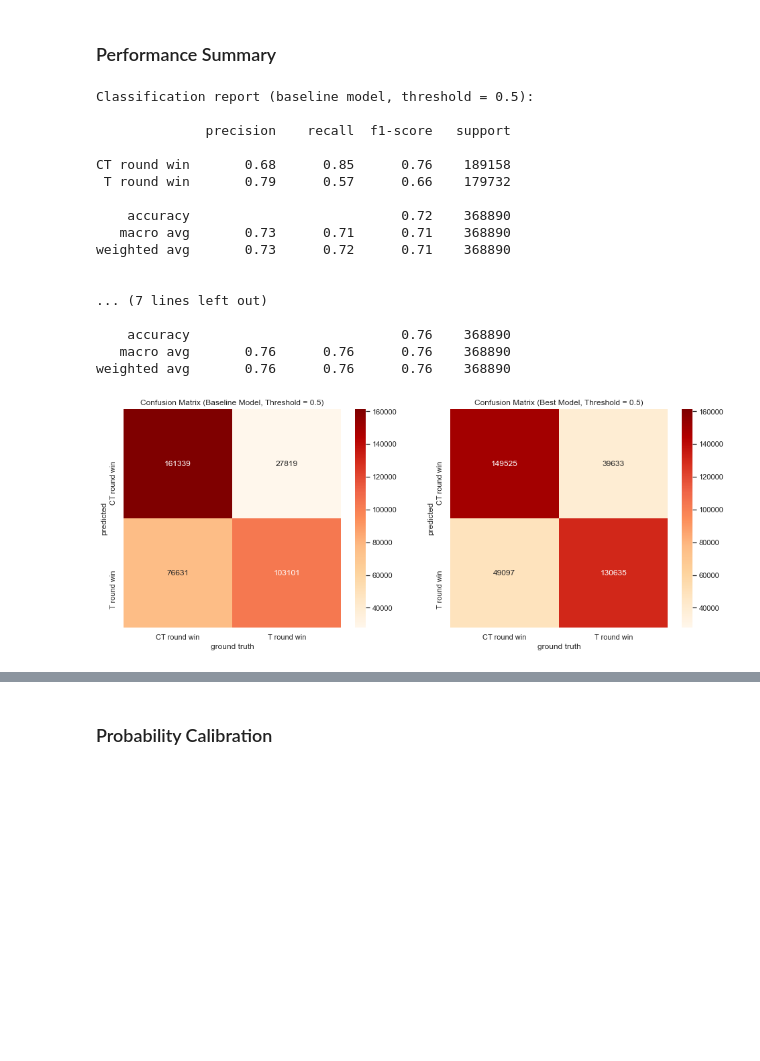
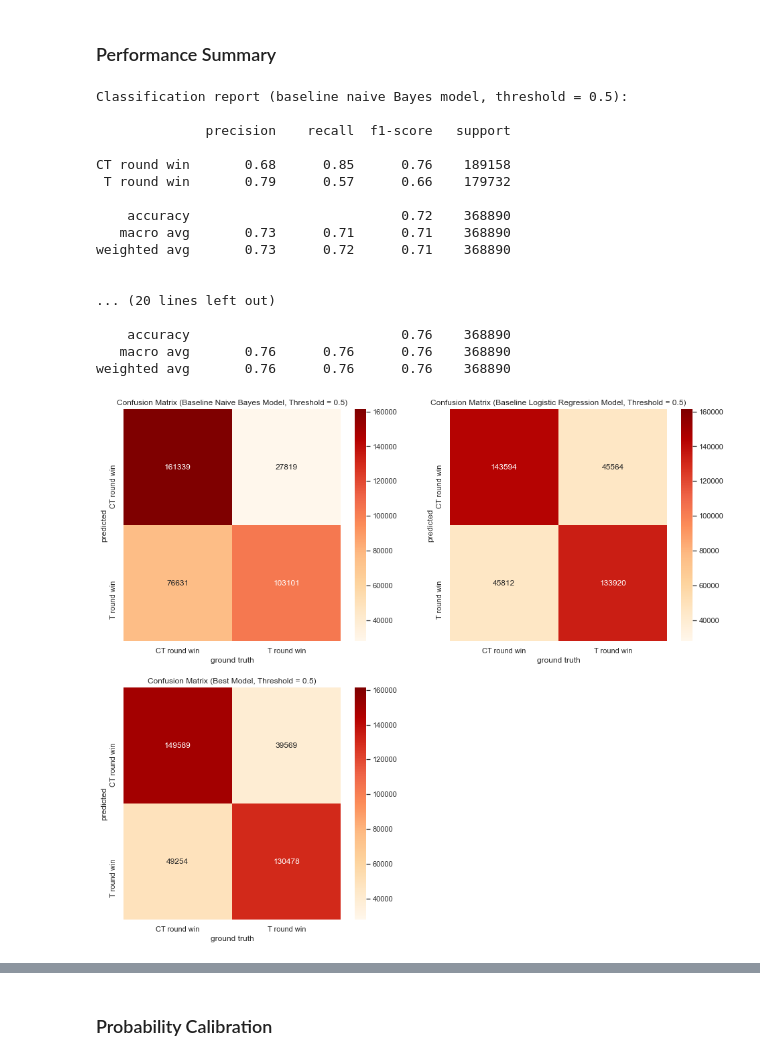
Before and after one commit to phil-holland/csgo-impact-rating, a Jupyter notebook: analysis/01-model_analysis.ipynb, the cells around one changed output, grey strips where cells are left out. Drawn from its saved outputs; the diff is of its cells as text; code cells hidden in the pictures; blank space fills up the shorter version.

```diff
--- a/analysis/01-model_analysis.ipynb
+++ b/analysis/01-model_analysis.ipynb
@@ -24,6 +26,4 @@ Training a simple Gaussian Naive Bayes classifier to use as a baseline compariso
 train_data = np.genfromtxt('./train.csv', delimiter=',', skip_header=1)
 val_data = np.genfromtxt('./val.csv', delimiter=',', skip_header=1)
 
-gnb = GaussianNB()
-gnb_y_pred = np.array([x[1] for x in gnb.fit(train_data[:,1:], train_data[:,:1].flatten()).predict_proba(val_data[:,1:])])
-gnb_y_true = val_data[:,:1].flatten()
+y_true = val_data[:,:1].flatten()
@@ -29,0 +33,3 @@ gnb_y_true = val_data[:,:1].flatten()
+# %%
+lr = LogisticRegression(verbose=1, random_state=0)
+lr_y_pred = np.array([x[1] for x in lr.fit(train_data[:,1:], train_data[:,:1].flatten()).predict_proba(val_data[:,1:])])
@@ -90,10 +97,7 @@ plt.show()
 # %% [markdown]
 ## Best Model Analysis
 # %%
-best_model_file = './models/LightGBM_model_003.txt'
+best_model_file = './LightGBM_model.txt'
 with open(best_model_file, 'r', newline='\n') as f:
     best_model = lgb.Booster(model_str=f.read())
-
-best_model_y_pred = best_model.predict(val_data[:,1:])
-best_model_y_true = val_data[:,:1].flatten()
 # %% [output]
@@ -122,15 +128,20 @@ plt.show()
 # %% [markdown]
 ### Performance Summary
 # %%
-print('Classification report (baseline model, threshold = 0.5):\n')
-print(classification_report(gnb_y_true, (gnb_y_pred >= 0.5), target_names=['CT round win', 'T round win']))
+print('Classification report (baseline naive Bayes model, threshold = 0.5):\n')
+print(classification_report(y_true, (gnb_y_pred >= 0.5), target_names=['CT round win', 'T round win']))
+
+print('\n')
+
+print('Classification report (baseline logistic regression model, threshold = 0.5):\n')
+print(classification_report(y_true, (lr_y_pred >= 0.5), target_names=['CT round win', 'T round win']))
 
 print('\n')
 
 print('Classification report (best model, threshold = 0.5):\n')
-print(classification_report(best_model_y_true, (best_model_y_pred >= 0.5), target_names=['CT round win', 'T round win']))
+print(classification_report(y_true, (best_model_y_pred >= 0.5), target_names=['CT round win', 'T round win']))
 # %% [output]
-Classification report (baseline model, threshold = 0.5):
+Classification report (baseline naive Bayes model, threshold = 0.5):
 
               precision    recall  f1-score   support
 
@@ -142,37 +153,46 @@ CT round win       0.68      0.85      0.76    189158
 weighted avg       0.73      0.72      0.71    368890
 
 
-... (7 lines left out)
+... (20 lines left out)
 
     accuracy                           0.76    368890
    macro avg       0.76      0.76      0.76    368890
 weighted avg       0.76      0.76      0.76    368890
 # %%
-plt.figure(figsize = (16,6))
+plt.figure(figsize = (16,14))
 
-ax1 = plt.subplot(121)
+cm1 = confusion_matrix(y_true, (gnb_y_pred >= 0.5))
+cm2 = confusion_matrix(y_true, (lr_y_pred >= 0.5))
+cm3 = confusion_matrix(y_true, (best_model_y_pred >= 0.5))
 
-cm1 = confusion_matrix(gnb_y_true, (gnb_y_pred >= 0.5))
-cm2 = confusion_matrix(best_model_y_true, (best_model_y_pred >= 0.5))
+min_val = min(np.min(cm1), min(np.min(cm2), np.min(cm3)))
+max_val = max(np.max(cm1), max(np.max(cm2), np.max(cm3)))
 
-min_val = min(np.min(cm1), np.min(cm2))
-max_val = max(np.max(cm1), np.max(cm2))
+ax1 = plt.subplot(2,2,1)
 
 cm_df = pd.DataFrame(cm1, index=['CT round win', 'T round win'], columns=['CT round win', 'T round win'])
-plt.title('Confusion Matrix (Baseline Model, Threshold = 0.5)')
+plt.title('Confusion Matrix (Baseline Naive Bayes Model, Threshold = 0.5)')
 sns.heatmap(cm_df, annot=True, cmap='OrRd', fmt='g', vmin=min_val, vmax=max_val)
 plt.xlabel('ground truth')
 plt.ylabel('predicted')
 
-ax2 = plt.subplot(122)
+ax2 = plt.subplot(2,2,2)
 
 cm_df = pd.DataFrame(cm2, index=['CT round win', 'T round win'], columns=['CT round win', 'T round win'])
+plt.title('Confusion Matrix (Baseline Logistic Regression Model, Threshold = 0.5)')
+sns.heatmap(cm_df, annot=True, cmap='OrRd', fmt='g', vmin=min_val, vmax=max_val)
+plt.xlabel('ground truth')
+plt.ylabel('predicted')
+
+ax2 = plt.subplot(2,2,3)
+
+cm_df = pd.DataFrame(cm3, index=['CT round win', 'T round win'], columns=['CT round win', 'T round win'])
 plt.title('Confusion Matrix (Best Model, Threshold = 0.5)')
 sns.heatmap(cm_df, annot=True, cmap='OrRd', fmt='g', vmin=min_val, vmax=max_val)
 plt.xlabel('ground truth')
 plt.ylabel('predicted')
 
 plt.show()
 # %% [output]
-[figure, old version]
+[figure, new version]
 # %%
```
Also changed, not shown: parts of 17 cells of this notebook, 2 other files.
